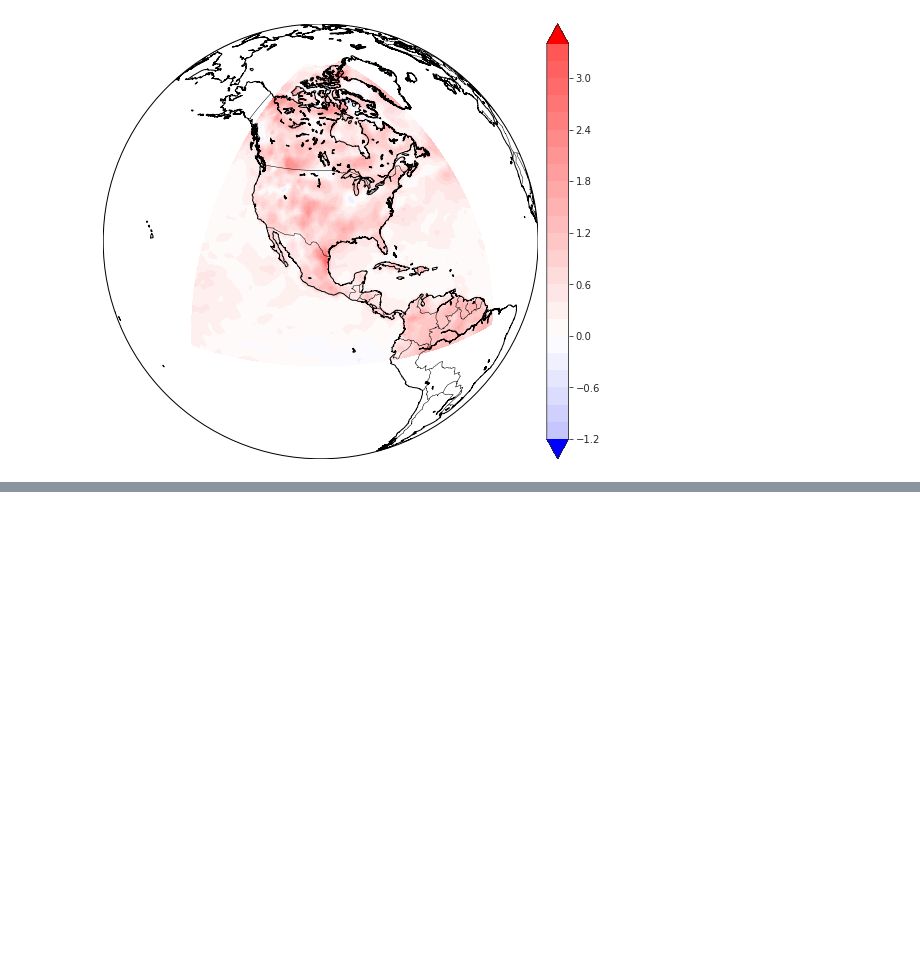
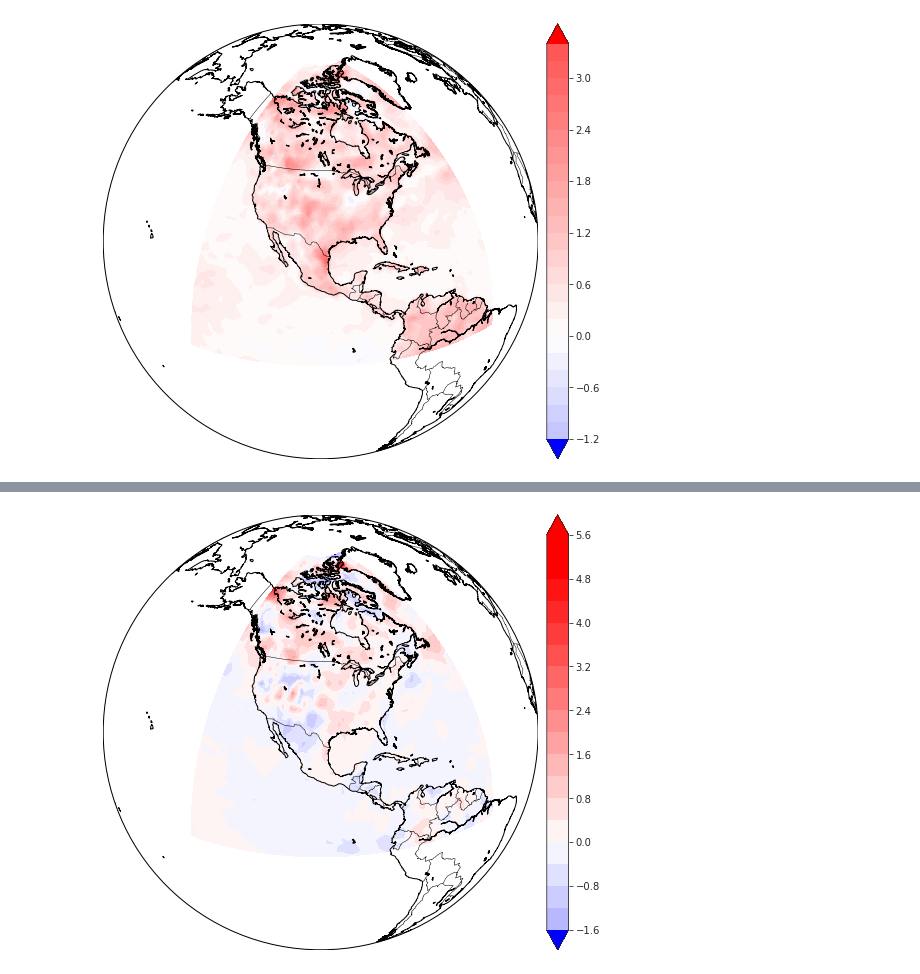
Before and after one commit to 6759-Project/cnn-downscaling, a Jupyter notebook: src/evaluation/evaluation.ipynb, the cells around one changed output, grey strips where cells are left out. Saved outputs shown, nothing was run; the diff lists cells and outputs as text; code cells hidden in the pictures; blank space fills up the shorter version.

```diff
--- a/src/evaluation/evaluation.ipynb
+++ b/src/evaluation/evaluation.ipynb
@@ -502,0 +378,4 @@ m.colorbar();
+# %%
+pctiles_extremes = [.02, .05, .1, .5, .9, .95, .98]
+summary = eval_metrics['mse'].describe(percentiles=pctiles_extremes)
+summary
@@ -502,0 +396,3 @@ m.colorbar();
+# %%
+bad_days = eval_metrics[eval_metrics['mse'] >= summary["95%"]]
+bad_days_geo = validation_pdf.loc[bad_days.index]
@@ -502,0 +436,17 @@ m.colorbar();
+# %%
+avg_bad_days_error_by_geo = bad_days_geo["error"].groupby(["lat","lon"]).mean()
+# %%
+cs = m.contourf(
+    x, y,
+    avg_bad_days_error_by_geo.unstack("lon").values,
+    levels=24, alpha=1,
+    cmap = 'bwr', vmin=-5, vmax=5, extend='both'
+)
+
+m.drawcoastlines()
+m.drawcountries()
+
+plt.gcf().set_size_inches(16, 8)
+m.colorbar();
+# %% [output]
+[figure, added]
```
Also changed, not shown: parts of 34 cells of this notebook.
